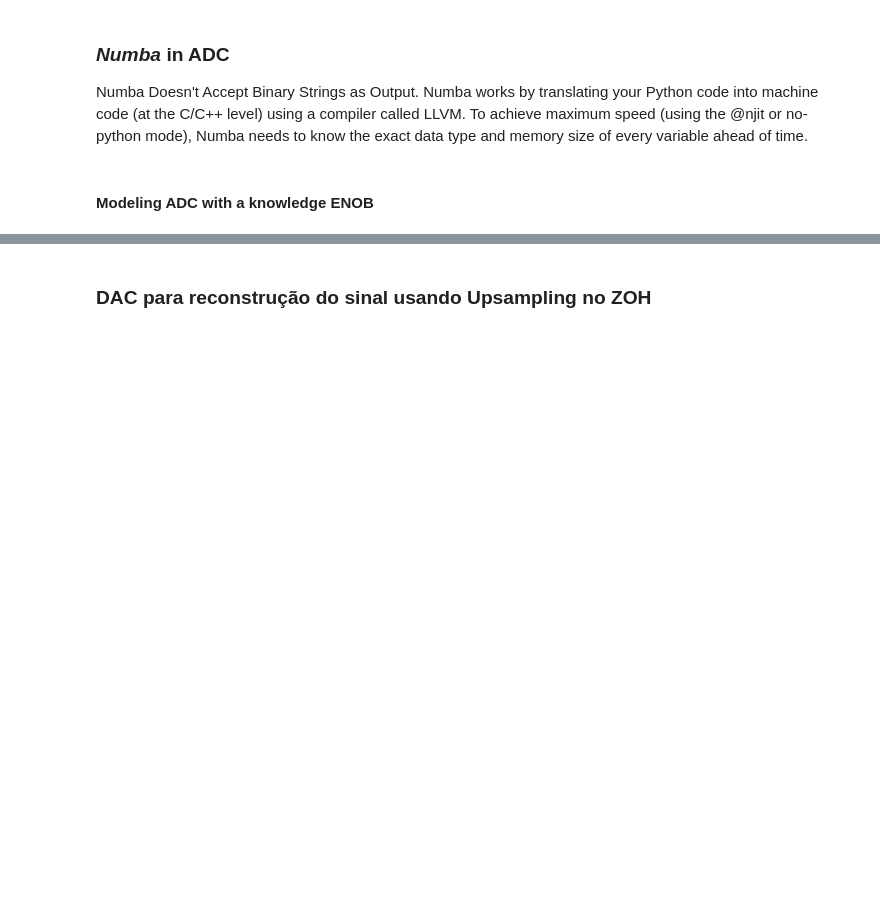
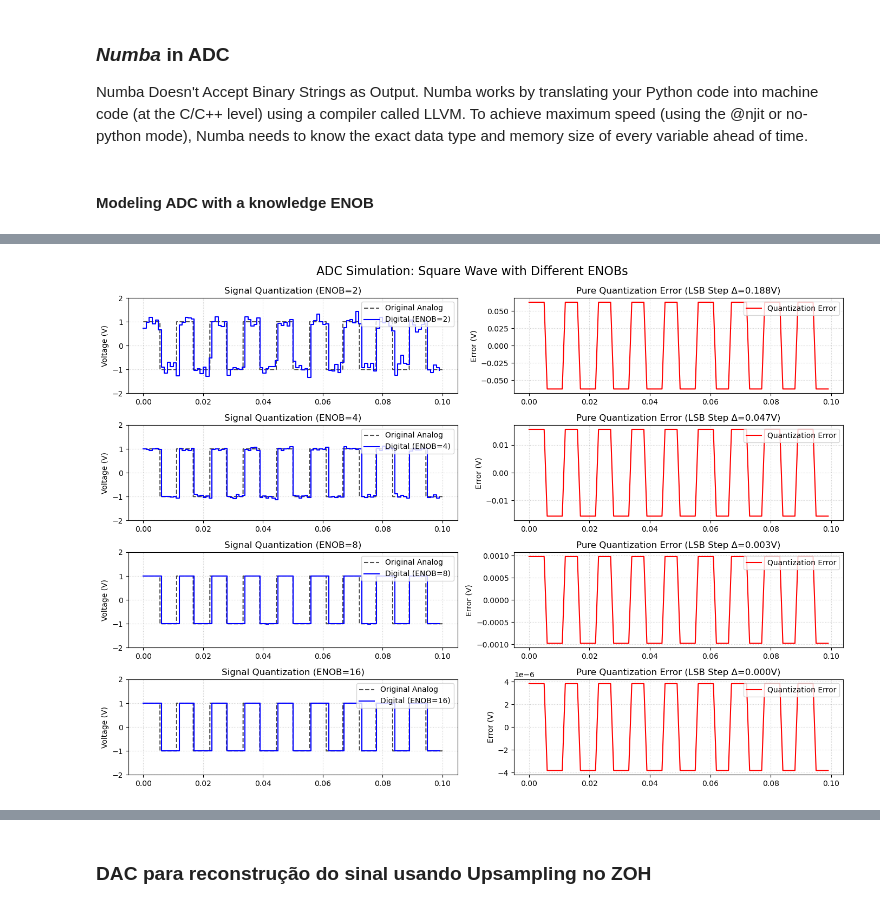
Before and after one commit to elmerfariass/DSPcap, a Jupyter notebook: ADC&DAC.ipynb, the cells around one changed output, grey strips where cells are left out. Cells and saved outputs as stored; diff of their text form; code cells hidden in the pictures; blank space fills up the shorter version.

```diff
--- a/ADC&DAC.ipynb
+++ b/ADC&DAC.ipynb
@@ -697,0 +613,80 @@ Configuration: ENOB = 2 (Hardware Resolution = 4 bits, LSB = 0.1875 V)
+# %%
+
+# --- 1. Signal Generation (Square Wave) ---
+analog_fs = 100000  # Frequência altíssima para simular o tempo "contínuo"
+adc_fs = 1000       # Frequência de amostragem real do ADC em Hz
+time_vector = np.arange(0, 0.1, 1 / analog_fs)  # 0.1s duration
+signal_freq = 90    # 90 Hz square wave
+voltage_max = 1.5
+voltage_min = -1.5
+
+# Generate a square wave with amplitude peaks at +1 and -1
+analog_input = signal.square(2 * np.pi * signal_freq * time_vector)
+
+# --- 2. Configuration ---
+enob_values = [2, 4, 8, 16]
+samples_to_display = 10
+
+# --- 3. Visualization Setup ---
+fig, axes = plt.subplots(len(enob_values), 2, figsize=(14, 10))
+fig.suptitle('ADC Simulation: Square Wave with Different ENOBs', fontsize=16)
+
+# Main processing loop
+for i, enob in enumerate(enob_values):
+    # Process the signal through the dynamic ADC model (Nova assinatura)
+    (t_sampled, digital_out, quant_error, total_error, step_size, snr,
+     hardware_bits, quant_codes, bin_strings, gray_strings) = adc_dynamic_model(
+        time_vector, analog_input, adc_fs, enob, voltage_max, voltage_min
+    )
+
+    # --- Plot A: Analog vs. Digital Comparison ---
+    signal_axis = axes[i, 0]
+    signal_axis.plot(time_vector, analog_input, 'k--', alpha=0.7, label='Original Analog')
+
+    # Usando t_sampled no lugar de time_vector e 'post' para o degrau do ZOH
+    signal_axis.step(t_sampled, digital_out, 'b-', where='post', label=f'Digital (ENOB={enob})')
+    signal_axis.set_title(f'Signal Quantization (ENOB={enob})')
+    signal_axis.set_ylabel('Voltage (V)')
+    signal_axis.grid(True, linestyle=':', alpha=0.6)
+    signal_axis.legend(loc='upper right')
+    signal_axis.set_ylim([-2, 2])
+
+    # --- Plot B: Quantization Error ---
+    error_axis = axes[i, 1]
+
+    # Usando t_sampled aqui também
+    error_axis.plot(t_sampled, quant_error, 'r-', label='Quantization Error')
+    error_axis.set_title(f'Pure Quantization Error (LSB Step Δ={step_size:.3f}V)')
+    error_axis.set_ylabel('Error (V)')
+    error_axis.grid(True, linestyle=':', alpha=0.6)
+    error_axis.legend(loc='upper right')
+
+plt.tight_layout()
+plt.subplots_adjust(top=0.92)
+plt.show()
+
+# --- 4. Data Table Generation ---
+for enob in enob_values:
+    # Re-run for the current ENOB to extract table data
+    (t_sampled, digital_out, quant_error, total_error, step_size, snr,
+     hardware_bits, quant_codes, bin_strings, gray_strings) = adc_dynamic_model(
+        time_vector, analog_input, adc_fs, enob, voltage_max, voltage_min
+    )
+
+    print(f"\nConfiguration: ENOB = {enob} (Hardware Resolution = {hardware_bits} bits, LSB = {step_size:.4f} V)")
+    print(f"| {'Time [s]':>10} | {'Analog In [V]':>16} | {'Quantized [V]':>15} | {'Noise/Error [V]':>22} | {'Binary Code':>13} |")
+    print(f"|{'-'*12}|{'-'*18}|{'-'*17}|{'-'*24}|{'-'*15}|")
+
+    # Reconstruindo o sinal amostrado no instante exato para printar na tabela
+    sampled_analog = digital_out + total_error
+
+    for j in range(samples_to_display):
+        t_val = t_sampled[j]
+        real_val = sampled_analog[j]
+        quant_val = digital_out[j]
+        noise_val = total_error[j]
+        bin_code = bin_strings[j]
+
+        print(f"| {t_val:>10.3f} | {real_val:>16.6f} | {quant_val:>15.6f} | {noise_val:>22.6f} | {bin_code:>13} |")
+# %% [output]
+[figure, added]
```
Also changed, not shown: parts of 18 cells of this notebook.
